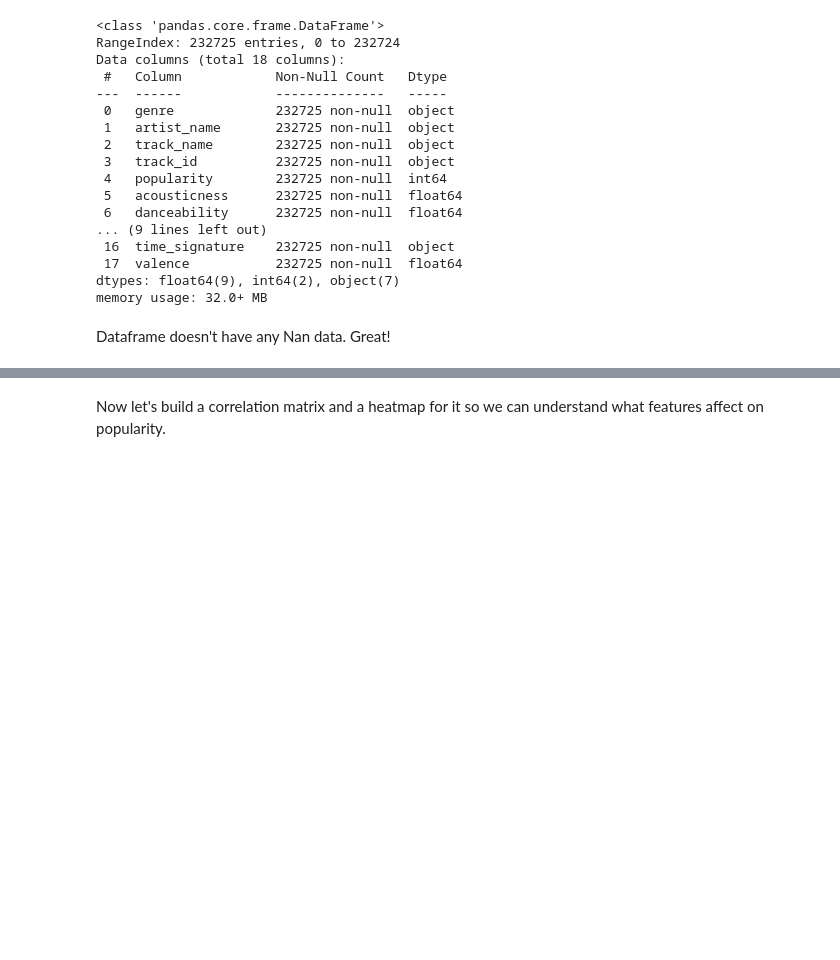
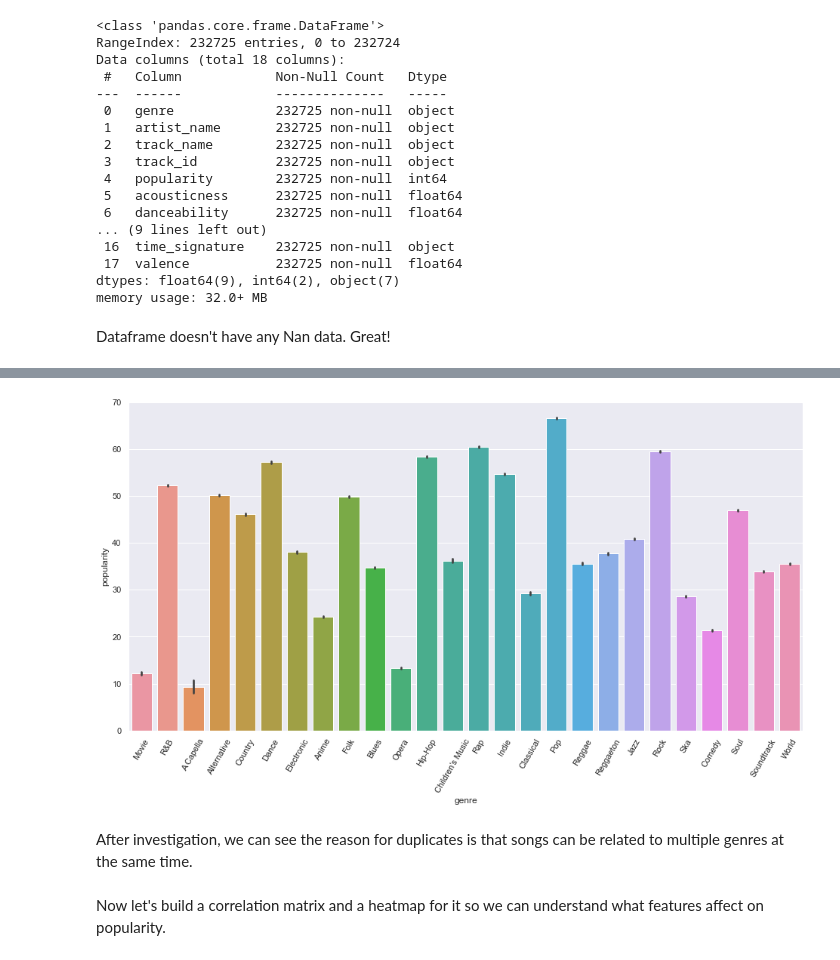
Before and after one commit to Dforgeek/ML_Classic_spotify, a Jupyter notebook: ML_Classic_Spotify.ipynb, the cells around one changed output, grey strips where cells are left out. Saved outputs shown, nothing was run; the diff lists cells and outputs as text; code cells hidden in the pictures; blank space fills up the shorter version.

Commit message:
Fixed children music genre

```diff
--- a/ML_Classic_Spotify.ipynb
+++ b/ML_Classic_Spotify.ipynb
@@ -108,3 +71,0 @@ df[df["artist_name"]=="Radiohead"].sort_values(by="track_name")
-# %%
-df.loc[df['genre'] == 'Children’s Music', 'genre'] = "Children’s Music"
-df.genre.unique()
@@ -137,7 +71,0 @@ memory usage: 32.0+ MB
-# %%
-sns.set(rc={'figure.figsize':(16,8)})
-df.loc[df['genre'] == "Children’s Music", 'genre'] = 'Children’s Music'
-bp=sns.barplot(x="genre", y="popularity", data=df)
-
-for item in bp.get_xticklabels():
-    item.set_rotation(60)
@@ -151,0 +108,11 @@ popular_genres=['R&B', 'Alternative', 'Dance',
+# %%
+sns.set(rc={'figure.figsize':(16,8)})
+df.loc[df['genre'] == "Children\'s Music", 'genre'] = 'Children’s Music'
+bp=sns.barplot(x="genre", y="popularity", data=df)
+
+for item in bp.get_xticklabels():
+    item.set_rotation(60)
+# %% [output]
+[figure, added]
+# %% [markdown]
+After investigation, we can see the reason for duplicates is that songs can be related to multiple genres at the same time.
```
Also changed, not shown: parts of 19 cells of this notebook.
